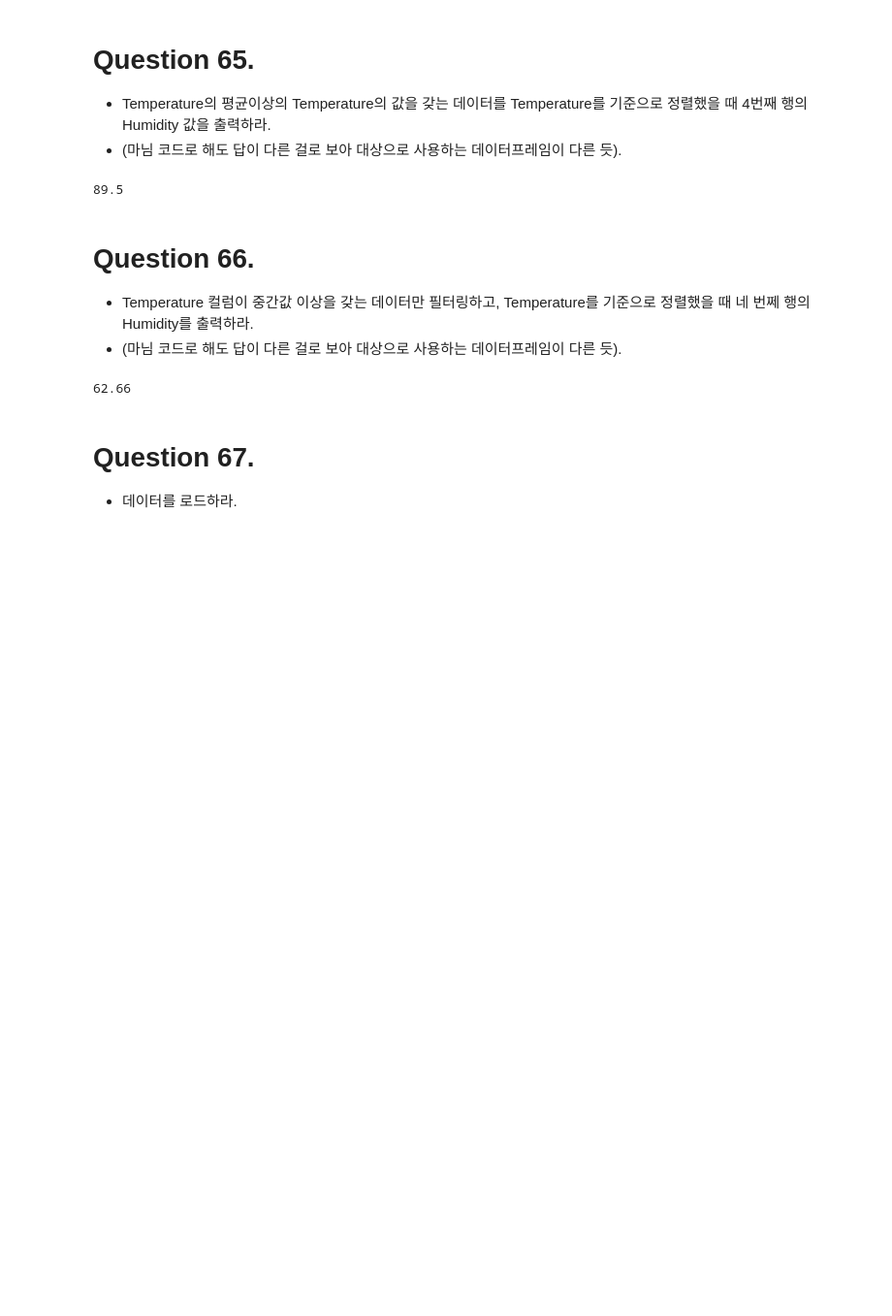
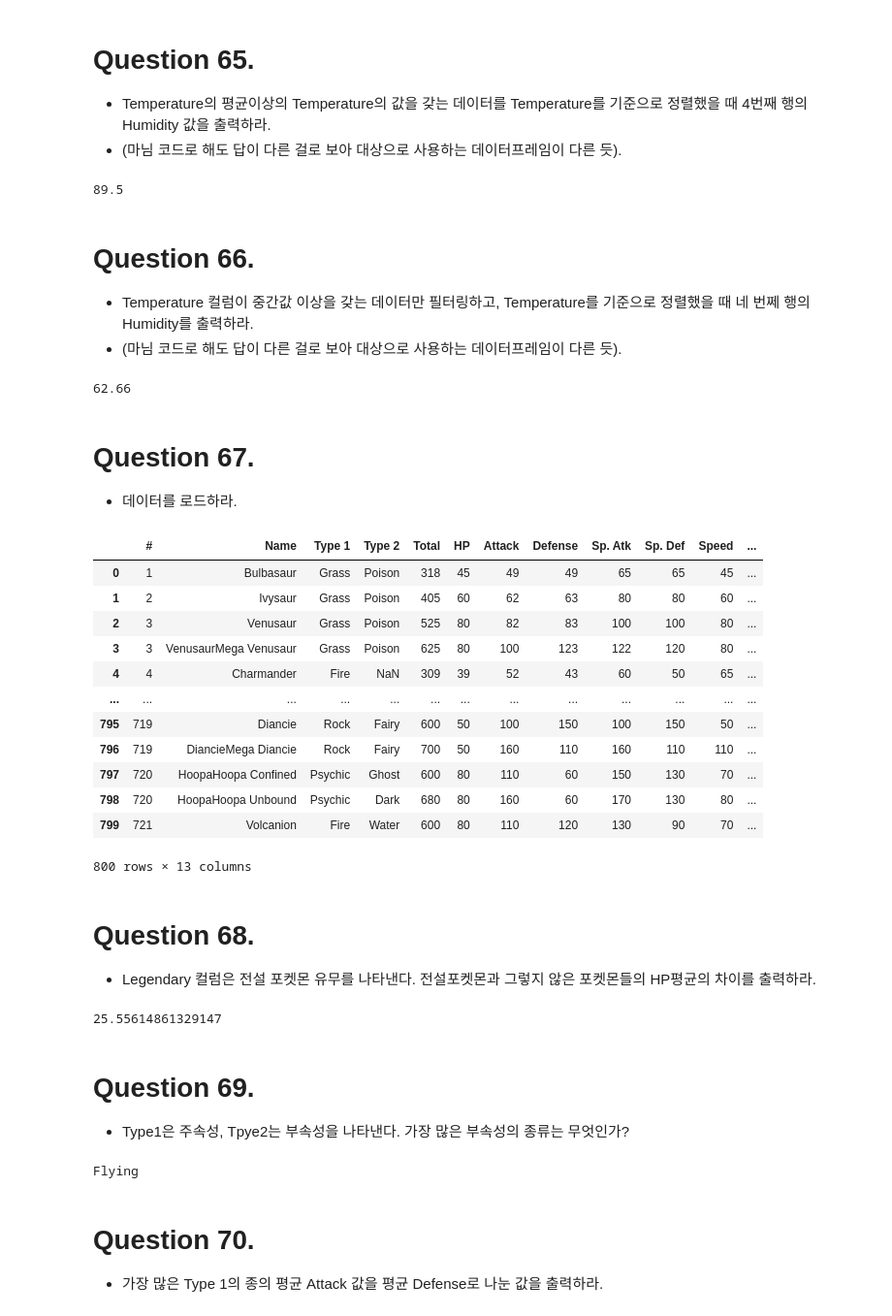
Before and after one commit to LWH4Data/Certifications, a Jupyter notebook: 빅분기/01_작업 1유형/sol.ipynb, the cells around one changed output. Shown at 97% size. Cells and saved outputs as stored; diff of their text form; code cells hidden in the pictures; blank space fills up the shorter version.

```diff
--- a/빅분기/01_작업 1유형/sol.ipynb
+++ b/빅분기/01_작업 1유형/sol.ipynb
@@ -1571,3 +1571,46 @@ print(Ans)
 # %% [markdown]
 # Question 67.
 - 데이터를 로드하라.
+# %%
+data = 'https://raw.githubusercontent.com/Datamanim/datarepo/main/pok/Pokemon.csv'
+df = pd.read_csv(data)
+
+df
+# %% [output]
+|  | # | Name | Type 1 | Type 2 | Total | HP | Attack | Defense | Sp. Atk | Sp. Def | Speed | ... |
+| 0 | 1 | Bulbasaur | Grass | Poison | 318 | 45 | 49 | 49 | 65 | 65 | 45 | ... |
+| 1 | 2 | Ivysaur | Grass | Poison | 405 | 60 | 62 | 63 | 80 | 80 | 60 | ... |
+| 2 | 3 | Venusaur | Grass | Poison | 525 | 80 | 82 | 83 | 100 | 100 | 80 | ... |
+| 3 | 3 | VenusaurMega Venusaur | Grass | Poison | 625 | 80 | 100 | 123 | 122 | 120 | 80 | ... |
+| 4 | 4 | Charmander | Fire | NaN | 309 | 39 | 52 | 43 | 60 | 50 | 65 | ... |
+| ... | ... | ... | ... | ... | ... | ... | ... | ... | ... | ... | ... | ... |
+| 795 | 719 | Diancie | Rock | Fairy | 600 | 50 | 100 | 150 | 100 | 150 | 50 | ... |
+| 796 | 719 | DiancieMega Diancie | Rock | Fairy | 700 | 50 | 160 | 110 | 160 | 110 | 110 | ... |
+| 797 | 720 | HoopaHoopa Confined | Psychic | Ghost | 600 | 80 | 110 | 60 | 150 | 130 | 70 | ... |
+| 798 | 720 | HoopaHoopa Unbound | Psychic | Dark | 680 | 80 | 160 | 60 | 170 | 130 | 80 | ... |
+| 799 | 721 | Volcanion | Fire | Water | 600 | 80 | 110 | 120 | 130 | 90 | 70 | ... |
+800 rows × 13 columns
+# %% [markdown]
+# Question 68.
+- Legendary 컬럼은 전설 포켓몬 유무를 나타낸다. 전설포켓몬과 그렇지 않은 포켓몬들의 HP평균의 차이를 출력하라.
+# %%
+# 1. Legendary가 True인 경우와 False인 경우의 평균을 구하고 차이를 계산
+Ans = df.loc[df['Legendary'] == True]['HP'].mean() - df.loc[df['Legendary'] == False]['HP'].mean()
+print(Ans)
+# %% [output]
+25.55614861329147
+# %% [markdown]
+# Question 69.
+- Type1은 주속성, Tpye2는 부속성을 나타낸다. 가장 많은 부속성의 종류는 무엇인가?
+# %%
+# 1. 컬럼명에 공백이 있기에 '_'로 먼저 치환 후 확인
+df.columns = df.columns.str.replace(r'\s+', '_', regex = True).str.strip()
+# print(df.columns)
+
+# 2. nuique()를 통해 일단 부속성의 개수 확인
+print(df.groupby('Type_2').size().sort_values(ascending = False).reset_index(name = '부속성의 수')['Type_2'].iloc[0])
+# %% [output]
+Flying
+# %% [markdown]
+# Question 70.
+- 가장 많은 Type 1의 종의 평균 Attack 값을 평균 Defense로 나눈 값을 출력하라.
```
Also changed, not shown: parts of 18 cells of this notebook.
